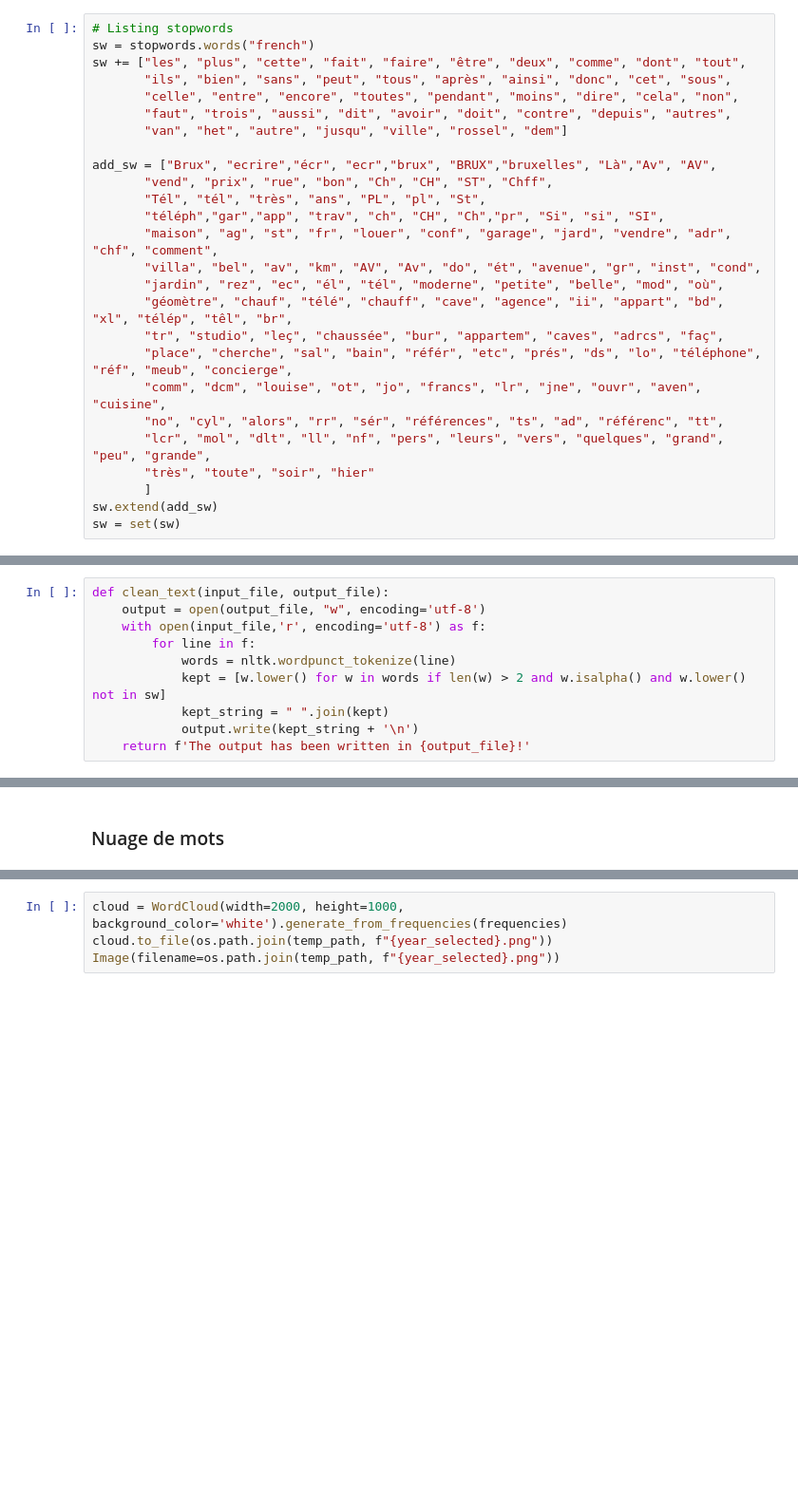
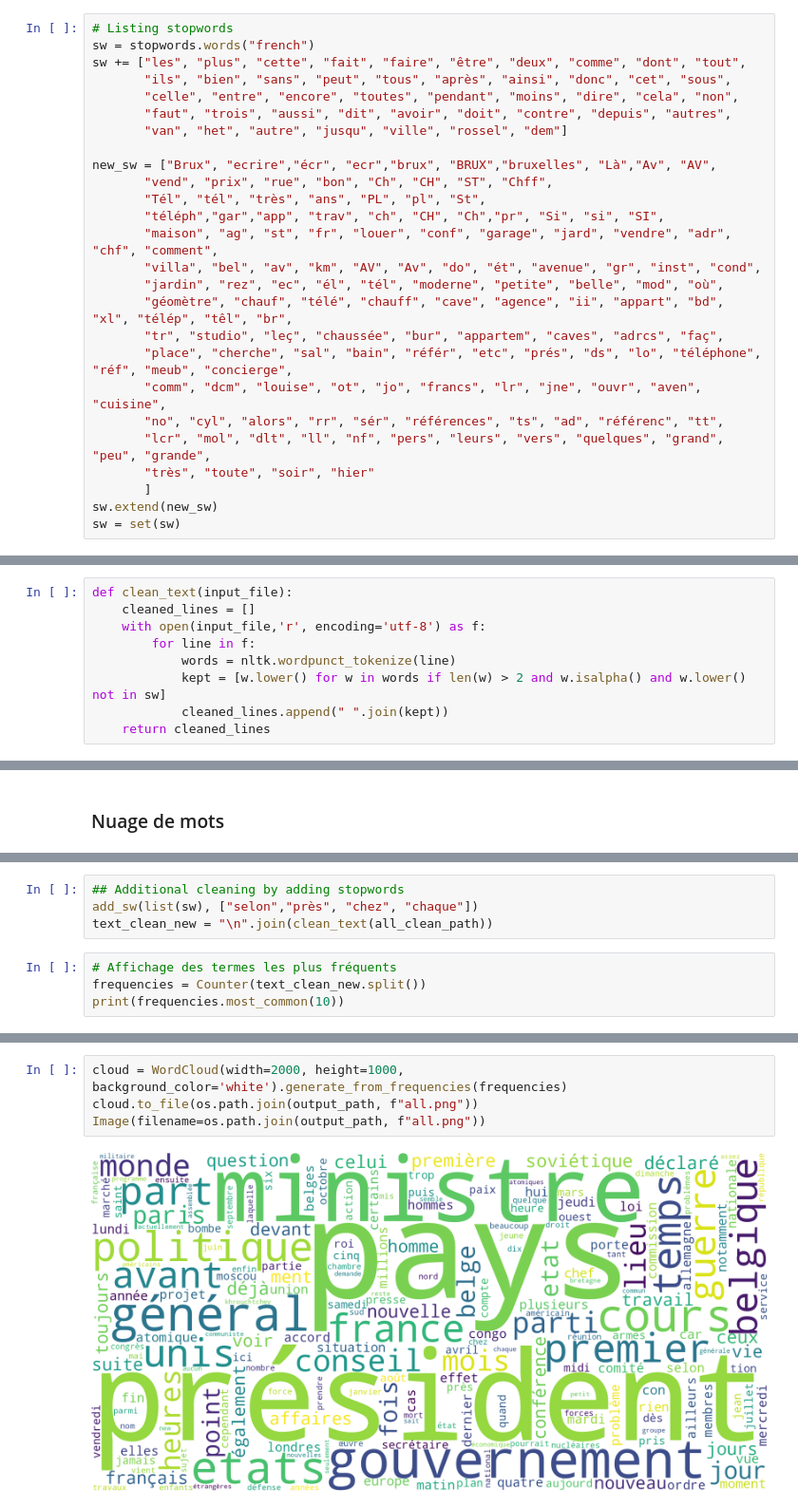
Before and after one commit to paffidim/tac, a Jupyter notebook: tps/tp4/tp4.ipynb, the cells around one changed output, grey strips where cells are left out. Shown at 95% size. Cells and saved outputs as stored; diff of their text form; blank space fills up the shorter version.

Commit message:
TP4: Refactoring of Clean function

```diff
--- a/tps/tp4/tp4.ipynb
+++ b/tps/tp4/tp4.ipynb
@@ -296,7 +296,7 @@ sw += ["les", "plus", "cette", "fait", "faire", "être", "deux", "comme", "dont"
        "faut", "trois", "aussi", "dit", "avoir", "doit", "contre", "depuis", "autres",
        "van", "het", "autre", "jusqu", "ville", "rossel", "dem"]
 
-add_sw = ["Brux", "ecrire","écr", "ecr","brux", "BRUX","bruxelles", "Là","Av", "AV",
+new_sw = ["Brux", "ecrire","écr", "ecr","brux", "BRUX","bruxelles", "Là","Av", "AV",
        "vend", "prix", "rue", "bon", "Ch", "CH", "ST", "Chff",
        "Tél", "tél", "très", "ans", "PL", "pl", "St",
        "téléph","gar","app", "trav", "ch", "CH", "Ch","pr", "Si", "si", "SI",
@@ -311,5 +311,5 @@ add_sw = ["Brux", "ecrire","écr", "ecr","brux", "BRUX","bruxelles", "Là","Av",
        "lcr", "mol", "dlt", "ll", "nf", "pers", "leurs", "vers", "quelques", "grand", "peu", "grande",
        "très", "toute", "soir", "hier"
        ]
-sw.extend(add_sw)
+sw.extend(new_sw)
 sw = set(sw)
@@ -316,12 +320,11 @@ sw = set(sw)
 # %% [markdown]
 ### Calcul de la taille du vocabulaire
 # %%
-def clean_text(input_file, output_file):
-    output = open(output_file, "w", encoding='utf-8')
+def clean_text(input_file):
+    cleaned_lines = []
     with open(input_file,'r', encoding='utf-8') as f:
         for line in f:
             words = nltk.wordpunct_tokenize(line)
             kept = [w.lower() for w in words if len(w) > 2 and w.isalpha() and w.lower() not in sw]
-            kept_string = " ".join(kept)
-            output.write(kept_string + '\n')
-    return f'The output has been written in {output_file}!'
+            cleaned_lines.append(" ".join(kept))
+    return cleaned_lines
@@ -573,0 +588,8 @@ print(frequencies.most_common(10))
+# %%
+## Additional cleaning by adding stopwords
+add_sw(list(sw), ["selon","près", "chez", "chaque"])
+text_clean_new = "\n".join(clean_text(all_clean_path))
+# %%
+# Affichage des termes les plus fréquents
+frequencies = Counter(text_clean_new.split())
+print(frequencies.most_common(10))
@@ -574,4 +598,6 @@ print(frequencies.most_common(10))
 # %%
 cloud = WordCloud(width=2000, height=1000, background_color='white').generate_from_frequencies(frequencies)
-cloud.to_file(os.path.join(temp_path, f"{year_selected}.png"))
-Image(filename=os.path.join(temp_path, f"{year_selected}.png"))
+cloud.to_file(os.path.join(output_path, f"all.png"))
+Image(filename=os.path.join(output_path, f"all.png"))
+# %% [output]
+[figure, added]
```
Also changed, not shown: parts of 8 cells of this notebook.
